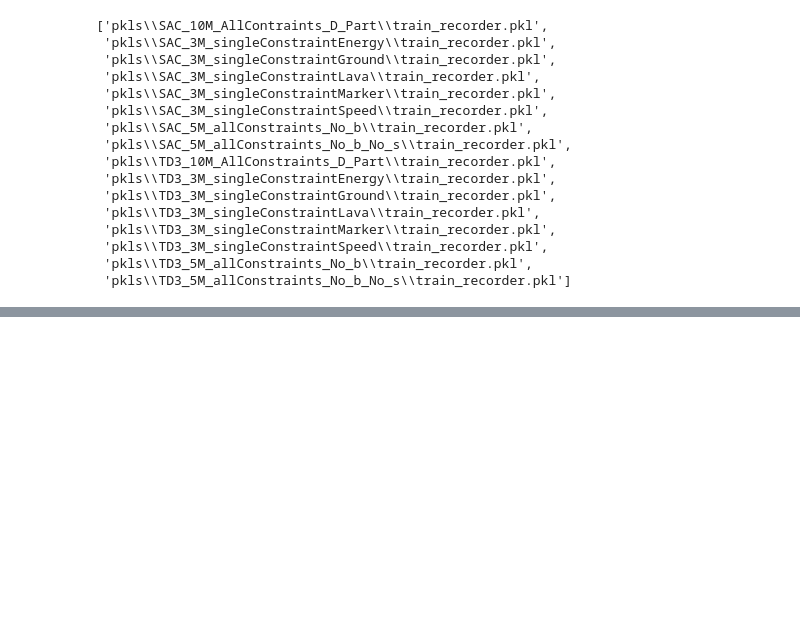
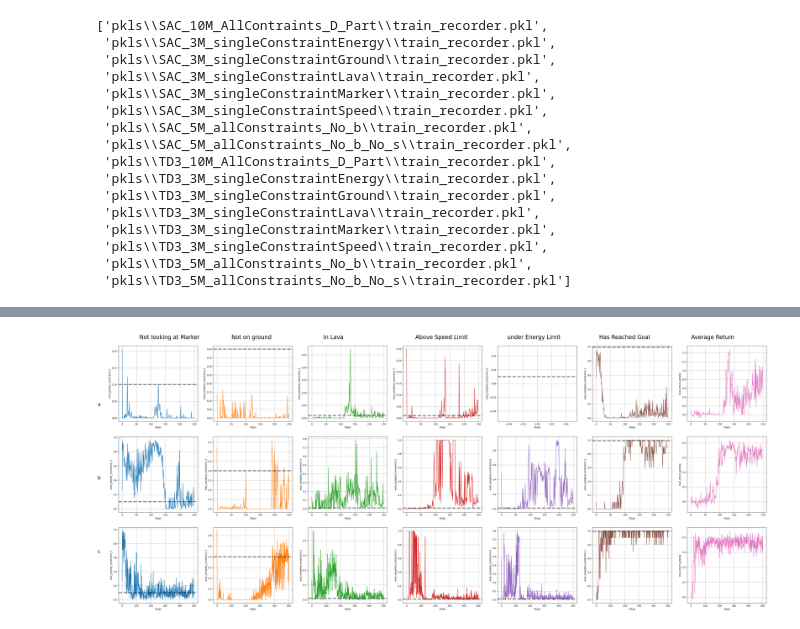
Before and after one commit to Anirudh-S-Kumar/DirectBehaviorSpecification, a Jupyter notebook: plots/make_plots.ipynb, the cells around one changed output, grey strips where cells are left out. Saved outputs shown, nothing was run; the diff lists cells and outputs as text; code cells hidden in the pictures; blank space fills up the shorter version.

```diff
--- a/plots/make_plots.ipynb
+++ b/plots/make_plots.ipynb
@@ -194,0 +209,4 @@ plot_7_3(sac_models_all, properties, constraints, model_methods, thresholds)
+# %%
+plot_7_3(td3_models_all, properties, constraints, model_methods, thresholds)
+# %% [output]
+[figure, added]
```
Also changed, not shown: parts of 4 cells of this notebook.
